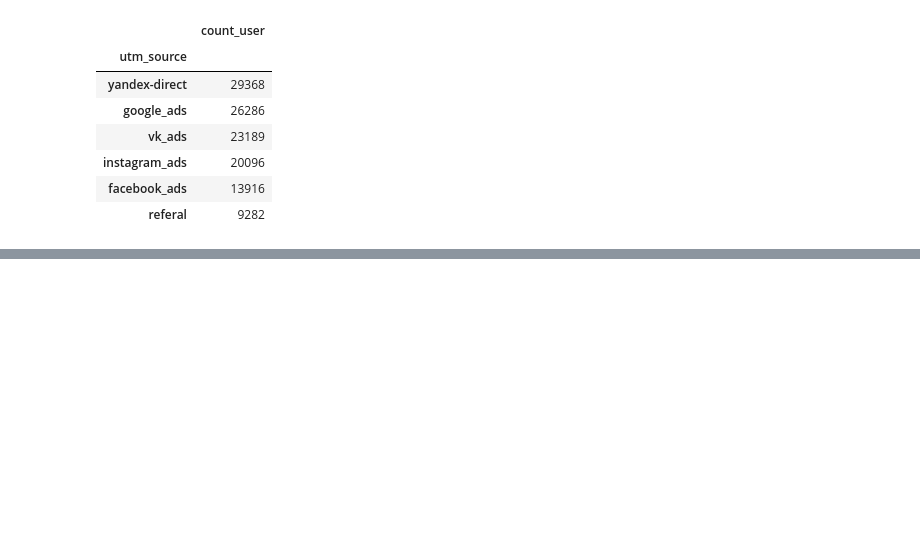
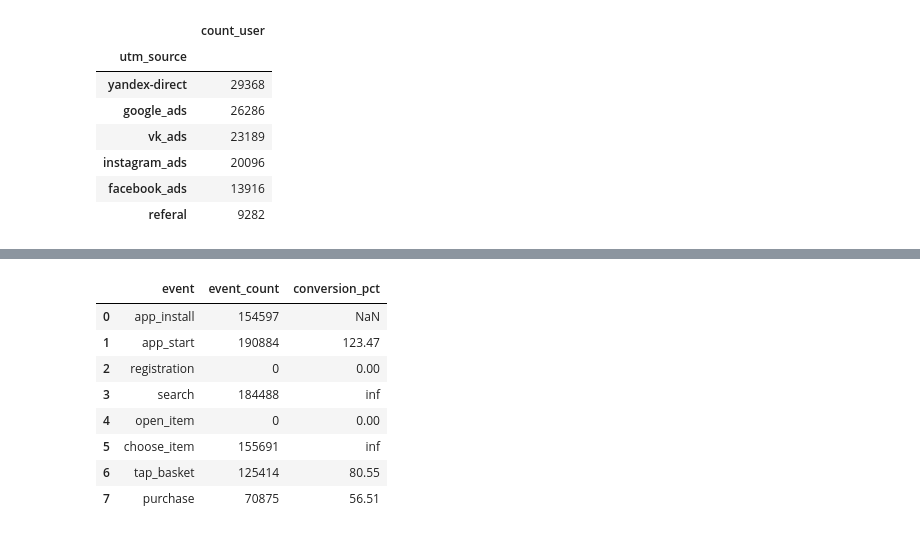
Before and after one commit to Praldmur/Simulation, a Jupyter notebook: 10_mod/3.ipynb, the cells around one changed output, grey strips where cells are left out. Saved outputs shown, nothing was run; the diff lists cells and outputs as text; code cells hidden in the pictures; blank space fills up the shorter version.

```diff
--- a/10_mod/3.ipynb
+++ b/10_mod/3.ipynb
@@ -250,0 +231,11 @@ funnel
+# %%
+event_order = [
+    'app_install',
+    'app_start',
+    'registration',
+    'search',
+    'open_item',
+    'choose_item',
+    'tap_basket',
+    'purchase'
+]
@@ -250,0 +244,3 @@ funnel
+# %%
+funnel = df.groupby('event').agg(event_count=('device_id', 'nunique')).reset_index()
+funnel
@@ -250,0 +257,13 @@ funnel
+# %%
+funnel['conversion_pct'] = (funnel['event_count'] / funnel['event_count'].shift(1) * 100).round(2)
+funnel
+# %% [output]
+|  | event | event_count | conversion_pct |
+| 0 | app_install | 154597 | NaN |
+| 1 | app_start | 190884 | 123.47 |
+| 2 | registration | 0 | 0.00 |
+| 3 | search | 184488 | inf |
+| 4 | open_item | 0 | 0.00 |
+| 5 | choose_item | 155691 | inf |
+| 6 | tap_basket | 125414 | 80.55 |
+| 7 | purchase | 70875 | 56.51 |
```
Also changed, not shown: parts of 28 cells of this notebook.
